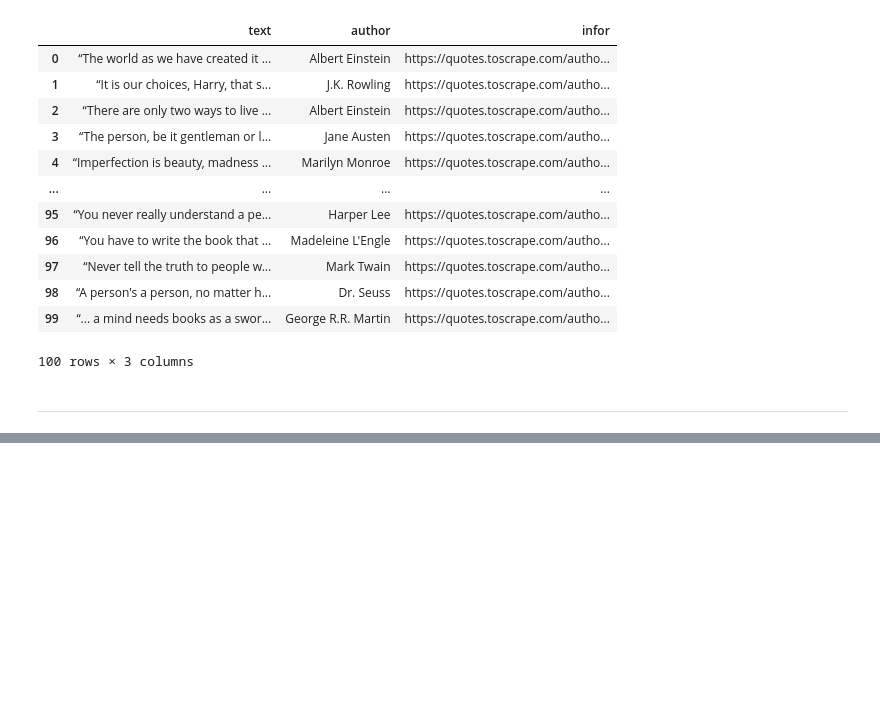
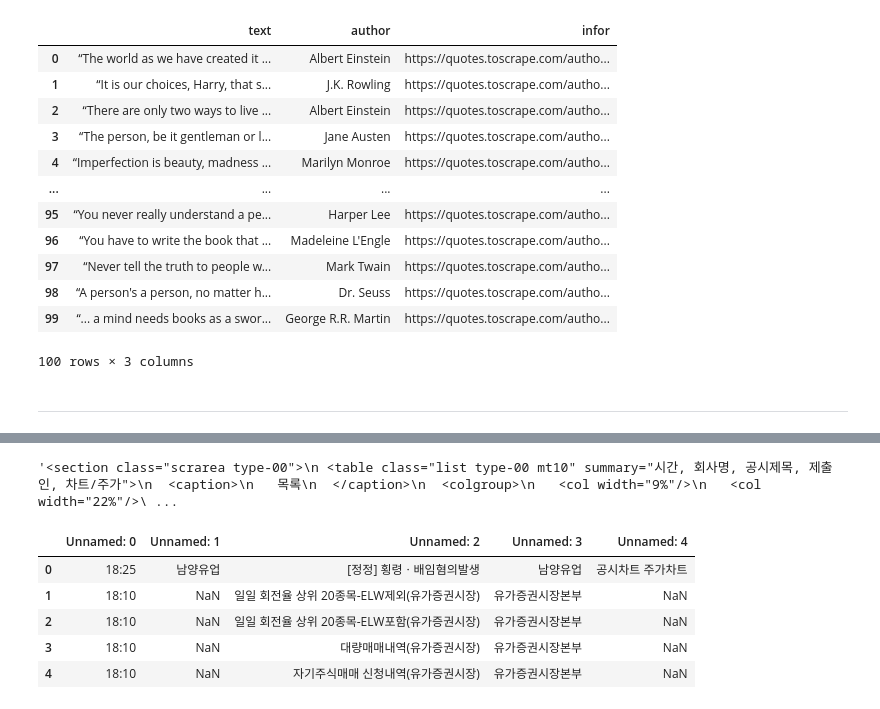
Before and after one commit to Glesep/Quant, a Jupyter notebook: chap_08/chap08.ipynb, the cells around one changed output, grey strips where cells are left out. Cells and saved outputs as stored; diff of their text form; code cells hidden in the pictures; blank space fills up the shorter version.

```diff
--- a/chap_08/chap08.ipynb
+++ b/chap_08/chap08.ipynb
@@ -219,0 +286,24 @@ quote_df
+# %%
+# 한국거래소 상장공시시스템에서 POST 요청을 보내 데이터 뽑아내기
+
+import requests as rq
+from bs4 import BeautifulSoup
+import pandas as pd
+
+url = 'https://kind.krx.co.kr/disclosure/todaydisclosure.do'
+payload = {
+   'method': 'searchTodayDisclosureSub',
+   'currentPageSize': '15',
+   'pageIndex': '1',
+   'orderMode': '0',
+   'orderStat':'D',
+   'forward': 'todaydisclosure_sub',
+   'chose': 'S',
+   'todayFlag': 'N',
+   'selDate': '2025-01-03'
+}
+
+data = rq.post(url, data=payload)       # post request
+html = BeautifulSoup(data.content, 'html.parser')
+
+# print(html)
@@ -219,0 +328,15 @@ quote_df
+# %%
+html_unicode = html.prettify()  # BeautifulSoup에서 파싱한 파서 트리를 유니코드 형태로 돌려놓기
+html_unicode
+# %% [output]
+'<section class="scrarea type-00">\n <table class="list type-00 mt10" summary="시간, 회사명, 공시제목, 제출인, 차트/주가">\n  <caption>\n   목록\n  </caption>\n  <colgroup>\n   <col width="9%"/>\n   <col width="22%"/>\ ...
+# %%
+tbl = pd.read_html(html.prettify()) # html 문자열로 변환 후 read_html 사용
+tbl[0].head()
+# %% [output]
+|  | Unnamed: 0 | Unnamed: 1 | Unnamed: 2 | Unnamed: 3 | Unnamed: 4 |
+| 0 | 18:25 | 남양유업 | [정정] 횡령ㆍ배임혐의발생 | 남양유업 | 공시차트 주가차트 |
+| 1 | 18:10 | NaN | 일일 회전율 상위 20종목-ELW제외(유가증권시장) | 유가증권시장본부 | NaN |
+| 2 | 18:10 | NaN | 일일 회전율 상위 20종목-ELW포함(유가증권시장) | 유가증권시장본부 | NaN |
+| 3 | 18:10 | NaN | 대량매매내역(유가증권시장) | 유가증권시장본부 | NaN |
+| 4 | 18:10 | NaN | 자기주식매매 신청내역(유가증권시장) | 유가증권시장본부 | NaN |
```
Also changed, not shown: parts of 9 cells of this notebook.
